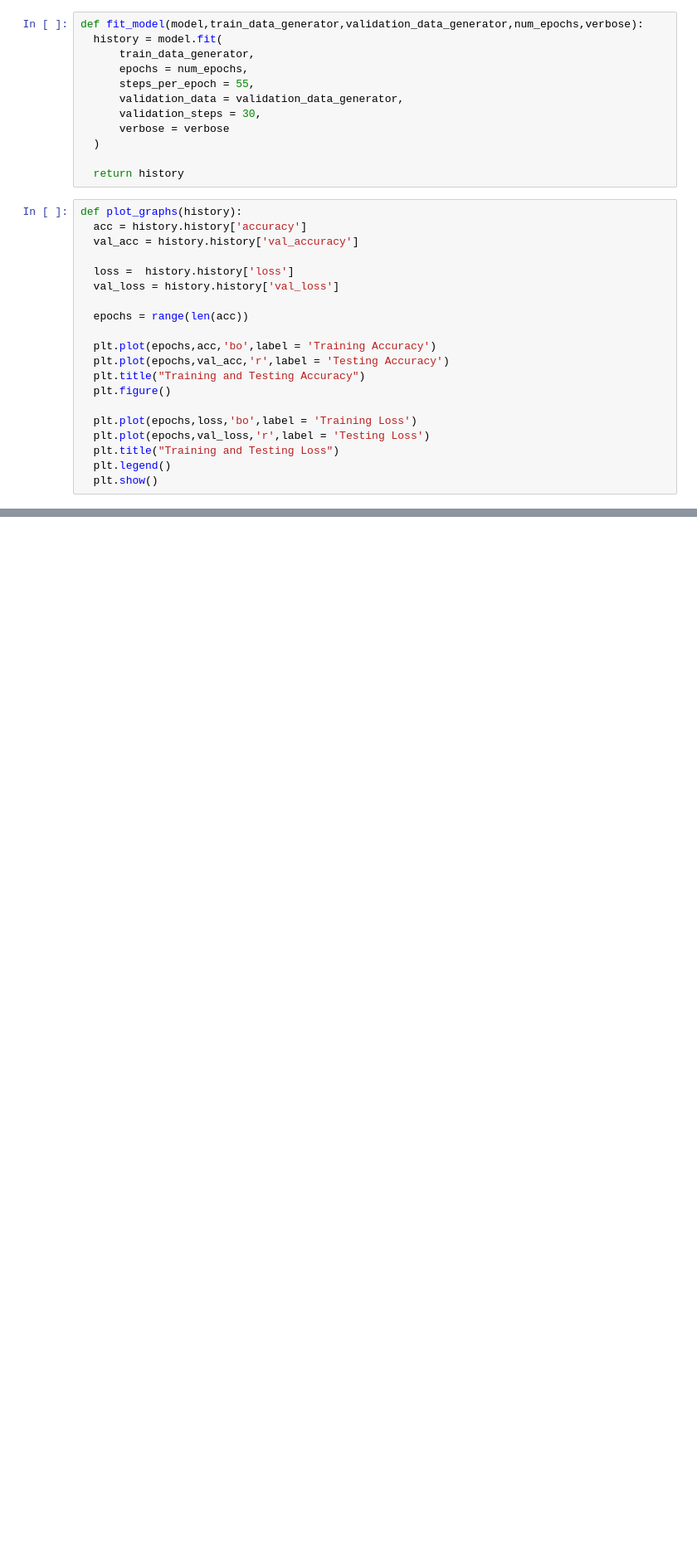
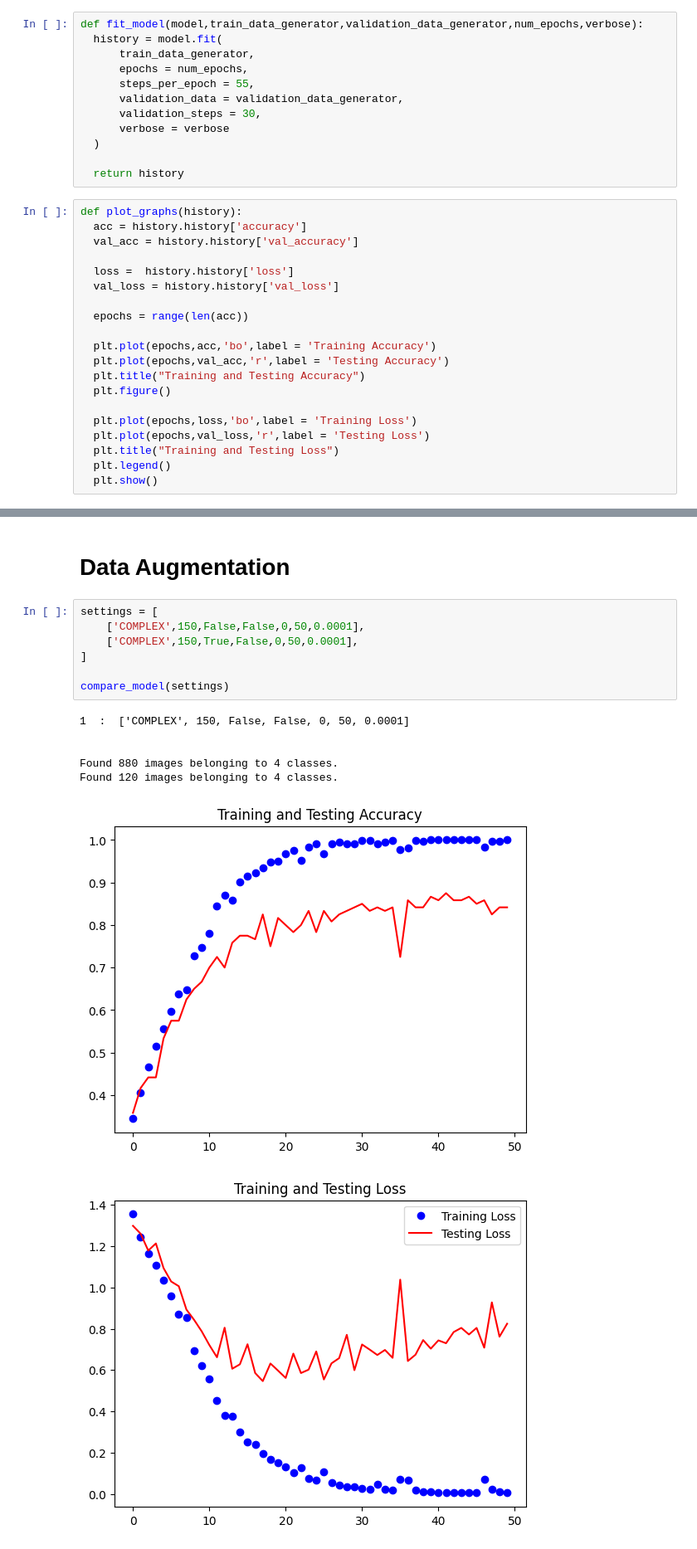
Before and after one commit to yeesem/Soft-Computing, a Jupyter notebook: Soft_Computing_Assignment_2.ipynb, the cells around one changed output, grey strips where cells are left out. Shown at 83% size. Cells and saved outputs as stored; diff of their text form; blank space fills up the shorter version.

```diff
--- a/Soft_Computing_Assignment_2.ipynb
+++ b/Soft_Computing_Assignment_2.ipynb
@@ -323,0 +392,17 @@ Found 120 images belonging to 4 classes.
+# %% [markdown]
+# Data Augmentation
+# %%
+settings = [
+    ['COMPLEX',150,False,False,0,50,0.0001],
+    ['COMPLEX',150,True,False,0,50,0.0001],
+]
+
+compare_model(settings)
+# %% [output]
+1  :  ['COMPLEX', 150, False, False, 0, 50, 0.0001]
+
+
+Found 880 images belonging to 4 classes.
+Found 120 images belonging to 4 classes.
+[figure, added]
+[figure, added]
```
Also changed, not shown: parts of 19 cells of this notebook.
